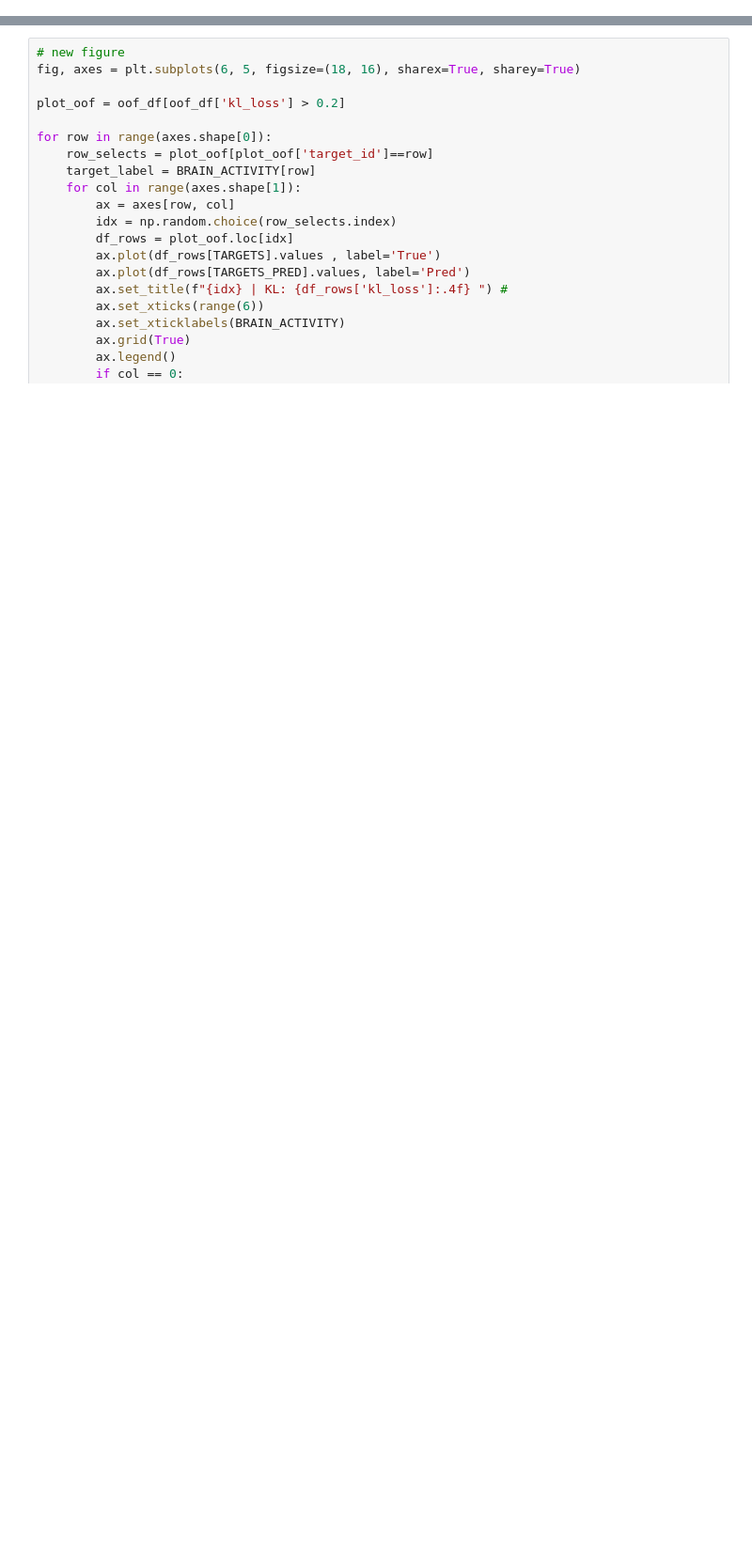
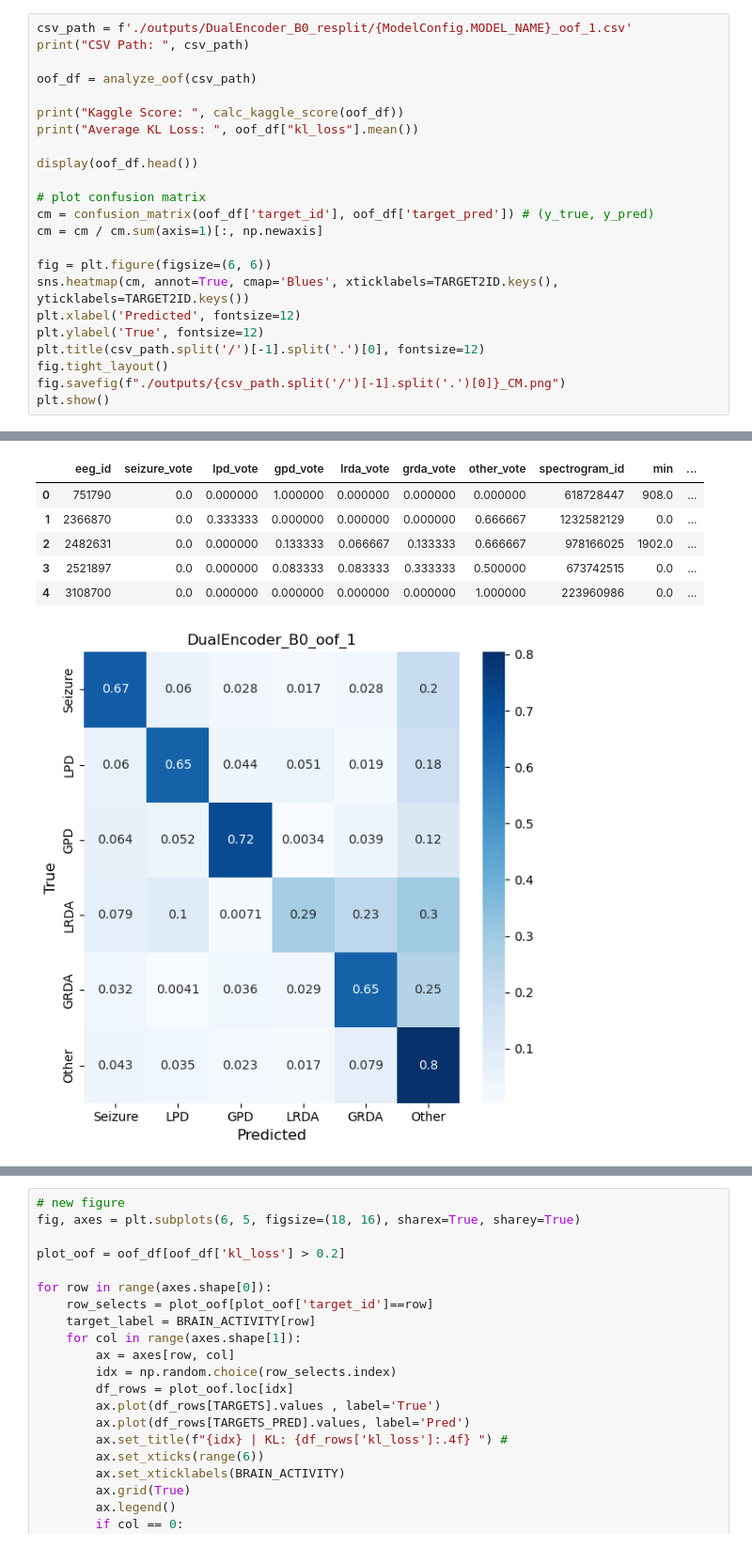
Before and after one commit to AzimuthLI/kaggle_hms, a Jupyter notebook: train_hms_two_stage.ipynb, the cells around one changed output, grey strips where cells are left out. Shown at 94% size. Saved outputs shown, nothing was run; the diff lists cells and outputs as text; blank space fills up the shorter version.

Commit message:
update data split

```diff
--- a/train_hms_two_stage.ipynb
+++ b/train_hms_two_stage.ipynb
@@ -50,0 +370,24 @@ display(train_hard.head())
+# %%
+csv_path = f'./outputs/DualEncoder_B0_resplit/{ModelConfig.MODEL_NAME}_oof_1.csv'
+print("CSV Path: ", csv_path)
+
+oof_df = analyze_oof(csv_path)
+
+print("Kaggle Score: ", calc_kaggle_score(oof_df))
+print("Average KL Loss: ", oof_df["kl_loss"].mean())
+
+display(oof_df.head())
+
+# plot confusion matrix
+cm = confusion_matrix(oof_df['target_id'], oof_df['target_pred']) # (y_true, y_pred)
+cm = cm / cm.sum(axis=1)[:, np.newaxis]
+
+fig = plt.figure(figsize=(6, 6))
+sns.heatmap(cm, annot=True, cmap='Blues', xticklabels=TARGET2ID.keys(), yticklabels=TARGET2ID.keys())
+plt.xlabel('Predicted', fontsize=12)
+plt.ylabel('True', fontsize=12)
+plt.title(csv_path.split('/')[-1].split('.')[0], fontsize=12)
+fig.tight_layout()
+fig.savefig(f"./outputs/{csv_path.split('/')[-1].split('.')[0]}_CM.png")
+plt.show()
+# %% [output]
@@ -51,3 +397,10 @@ display(train_hard.head())
+|  | eeg_id | seizure_vote | lpd_vote | gpd_vote | lrda_vote | grda_vote | other_vote | spectrogram_id | min | ... |
+| 0 | 751790 | 0.0 | 0.000000 | 1.000000 | 0.000000 | 0.000000 | 0.000000 | 618728447 | 908.0 | ... |
+| 1 | 2366870 | 0.0 | 0.333333 | 0.000000 | 0.000000 | 0.000000 | 0.666667 | 1232582129 | 0.0 | ... |
+| 2 | 2482631 | 0.0 | 0.000000 | 0.133333 | 0.066667 | 0.133333 | 0.666667 | 978166025 | 1902.0 | ... |
+| 3 | 2521897 | 0.0 | 0.000000 | 0.083333 | 0.083333 | 0.333333 | 0.500000 | 673742515 | 0.0 | ... |
+| 4 | 3108700 | 0.0 | 0.000000 | 0.000000 | 0.000000 | 0.000000 | 1.000000 | 223960986 | 0.0 | ... |
+[figure, added]
 # %%
 # check distribution of targets
 fig, axes = plt.subplots(1, 2, figsize=(10, 5))
```
Also changed, not shown: parts of 21 cells of this notebook, 2 other files.
